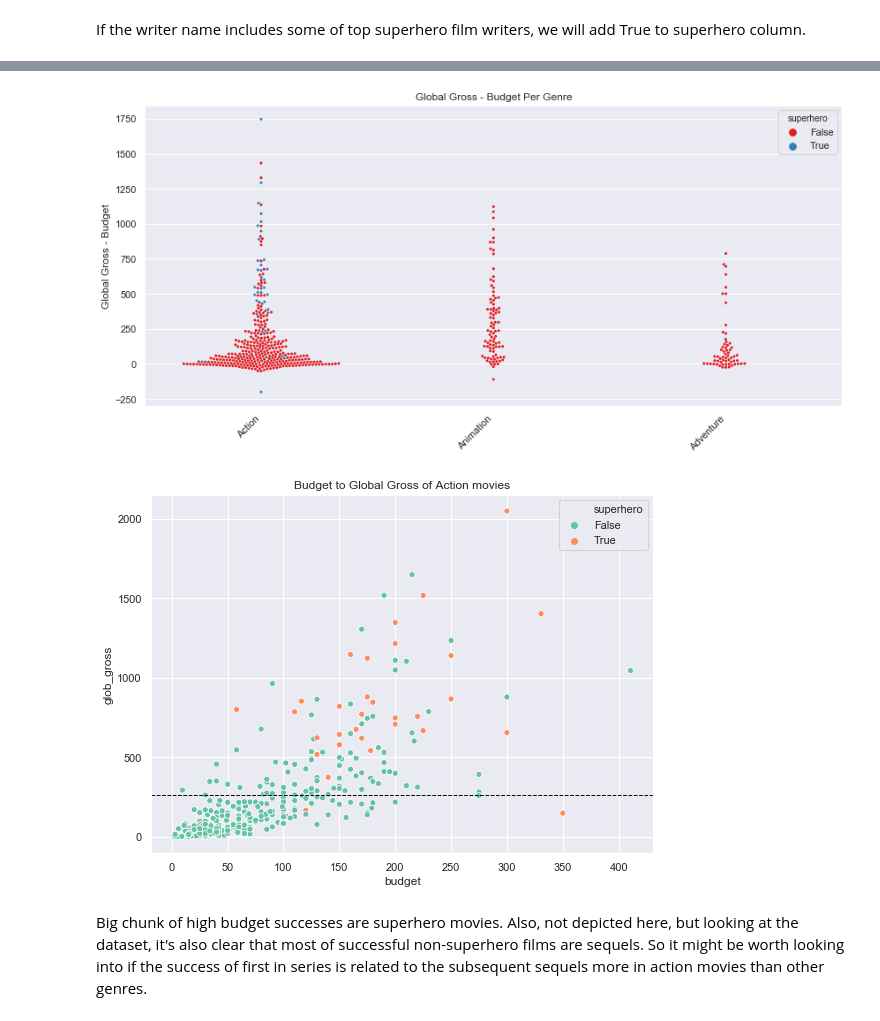
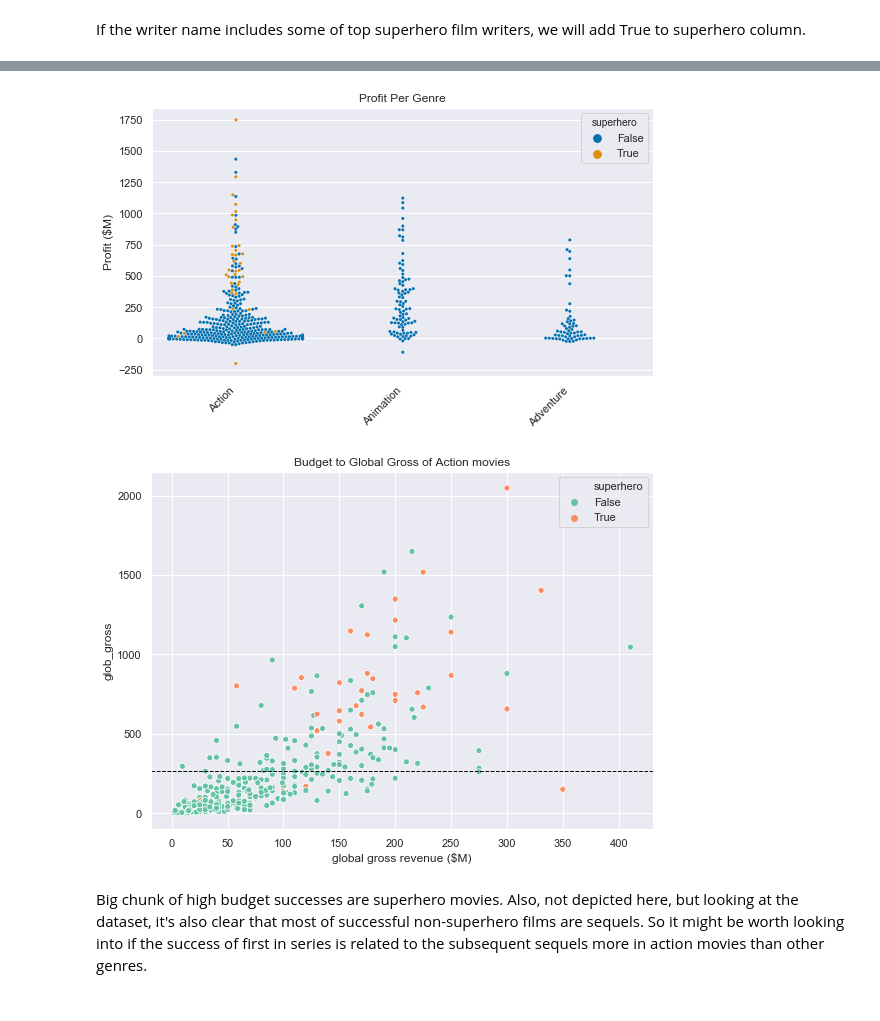
Before and after one commit to stereopickle/DS_movie_EDA, a Jupyter notebook: 013.Key_Analyses.ipynb, the cells around one changed output, grey strips where cells are left out. Drawn from its saved outputs; the diff is of its cells as text; code cells hidden in the pictures.

Commit message:
cleaned up some visualization code

```diff
--- a/013.Key_Analyses.ipynb
+++ b/013.Key_Analyses.ipynb
@@ -339,38 +358,38 @@ tripleAs[(tripleAs['superhero'] == 0) &
 # let's see if it worked
 #tripleAs[tripleAs.genre == 'Action'].sort_values(by = 'profit', ascending = False).groupby('superhero').head(5)[['superhero', 'title', 'writers']]
 # %%
-plt.figure(figsize = (12, 6))
+fig = plt.figure(figsize = (8, 5))
 
 g = sns.swarmplot(x = 'genre', y = 'profit', hue = 'superhero',
-                  data = tripleAs, size = 3, palette="Set1")
+                  data = tripleAs, size = 3, palette="colorblind")
 
-g.set(title = 'Global Gross - Budget Per Genre',
-      ylabel = "Global Gross - Budget", xlabel = "")
+g.set(title = 'Profit Per Genre',
+      ylabel = "Profit ($M)", xlabel = "")
 
 plt.xticks(rotation=45, ha='right')
 
 plt.tight_layout()
 
-#g.savefig("PNG/budget_glob_genre.png")
+#fig.savefig("PNG/BLOG/profit_AAA_superhero.png")
 
 plt.show()
 # %% [output]
-[figure, old version]
+[figure, new version]
 # %%
-plt.figure(figsize = (8, 6))
+fig = plt.figure(figsize = (8, 6))
 
 g = sns.scatterplot(x = 'budget', y = 'glob_gross', hue = 'superhero',
                data = tripleAs[tripleAs.genre == "Action"], palette="Set2")
 
 plt.axhline(tripleAs[tripleAs.genre == "Action"].glob_gross.mean(), ls='--', lw = 1, color = 'black')
 
-g.set(title = "Budget to Global Gross of Action movies")
+g.set(title = "Budget to Global Gross of Action movies", xlabel ="global gross revenue ($M)")
 plt.tight_layout()
 
-#g.savefig("PNG/budget_glob_genre.png")
+#fig.savefig("PNG/BLOG/action_budget_glob_superhero.png")
 
 plt.show()
 # %% [output]
-[figure, old version]
+[figure, new version]
 # %% [markdown]
 Big chunk of high budget successes are superhero movies. Also, not depicted here, but looking at the dataset, it's also clear that most of successful non-superhero films are sequels. So it might be worth looking into if the success of first in series is related to the subsequent sequels more in action movies than other genres.
```
Also changed, not shown: parts of 30 cells of this notebook, 22 other files.
